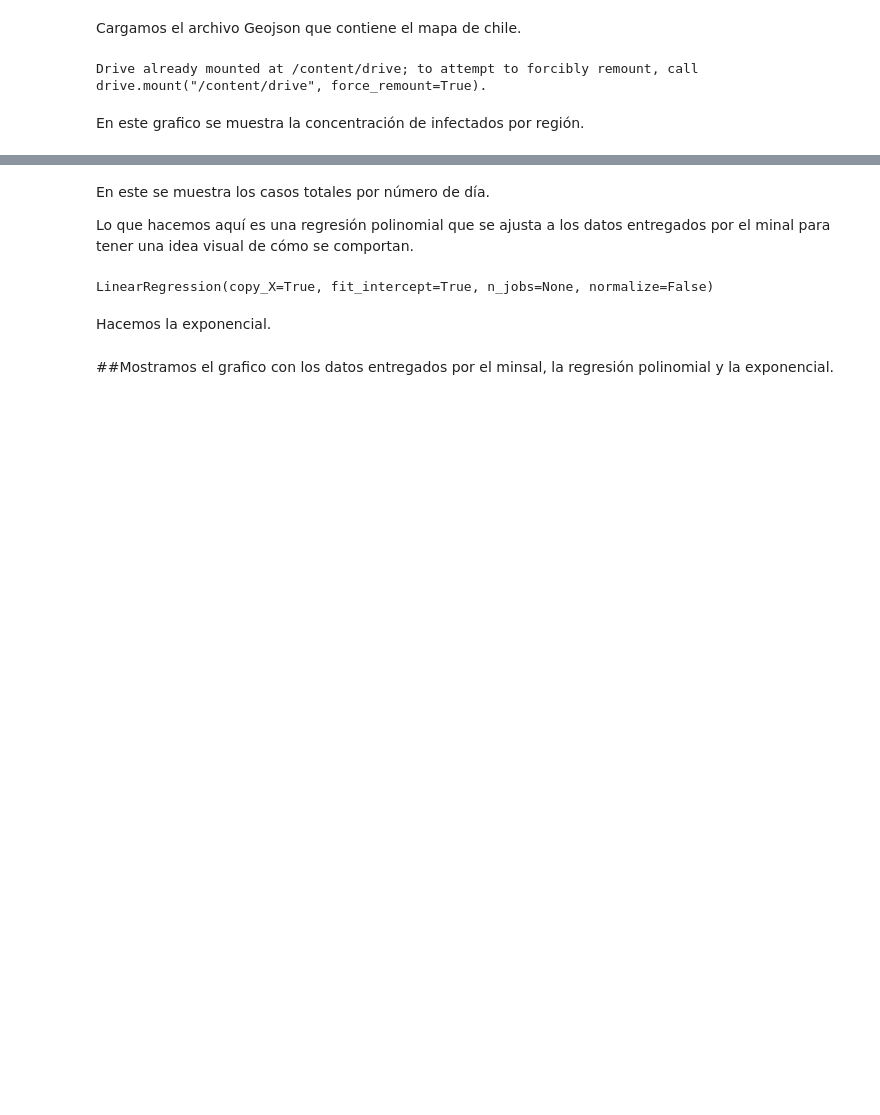
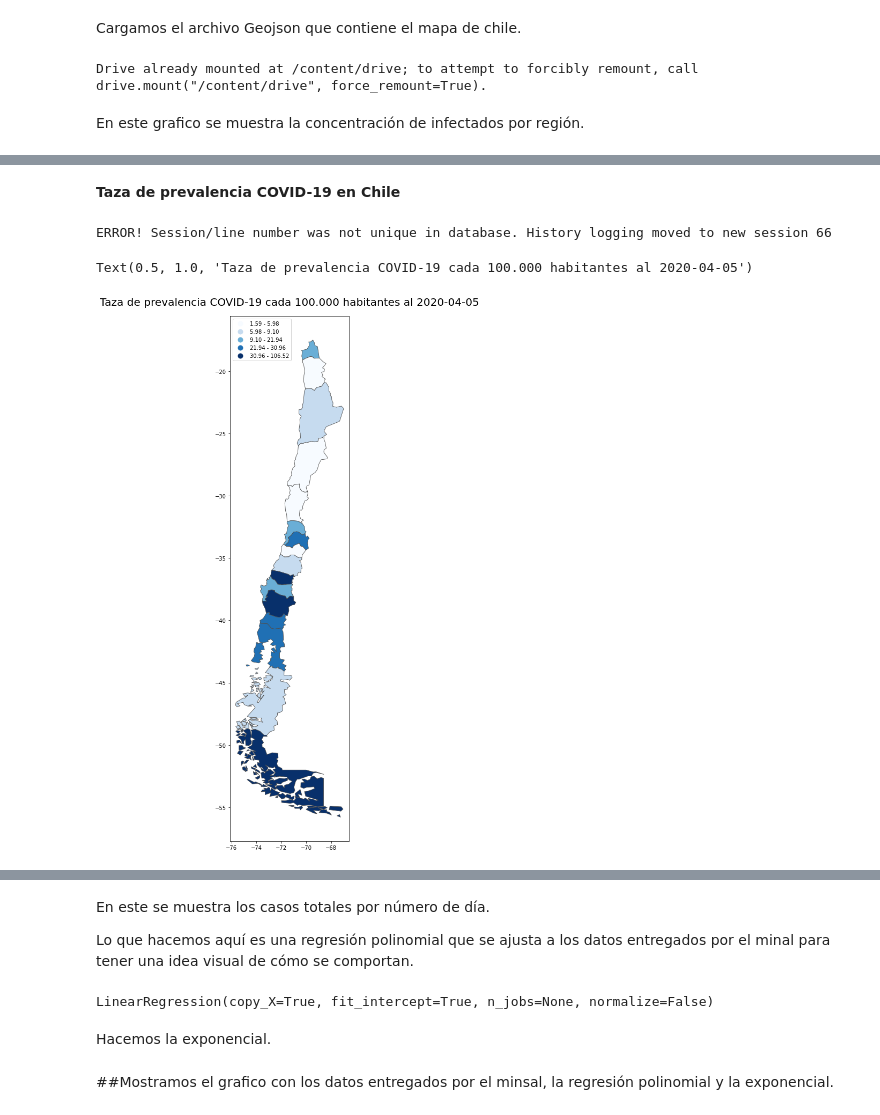
Before and after one commit to White-Mask/COVID-19-Chile-Coronavirus, a Jupyter notebook: Notebook/Analisis_COVID-19_chile.ipynb, the cells around one changed output, grey strips where cells are left out. Saved outputs shown, nothing was run; the diff lists cells and outputs as text; code cells hidden in the pictures; blank space fills up the shorter version.

```diff
--- a/Notebook/Analisis_COVID-19_chile.ipynb
+++ b/Notebook/Analisis_COVID-19_chile.ipynb
@@ -191,0 +200,5 @@ map_data.plot(column='casos', cmap='OrRd', ax=ax, legend=True, zorder=5,scheme='
+# %%
+data_hab = {'regiones': ['Arica y Parinacota','Tarapacá','Antofagasta','Atacama','Coquimbo','Valparaíso','Metropolitana','O\'Higgins','Maule','Ñuble','Biobío','Araucanía','Los Ríos','Los Lagos','Aysén','Magallanes'],
+       'Poblacion':[252110,382773,691854,314709,836096,1960170,8125072,991063,1131939,511551,1663696,1014343,405835,891440,107297,178362]}
+n_region=pd.DataFrame(data_hab)
+n_region
@@ -191,0 +223,11 @@ map_data.plot(column='casos', cmap='OrRd', ax=ax, legend=True, zorder=5,scheme='
+# %% [markdown]
+**Taza de prevalencia COVID-19 en Chile**
+# %%
+Prevalencia = (df['Casos totales']/n_region.Poblacion)*100000
+
+fig = map_data.plot(column= Prevalencia, cmap='Blues', figsize=(18,18), linewidth=0.8, scheme="Quantiles",edgecolor='0.3', legend=True,legend_kwds={'loc': 'upper left'})
+fig.set_title('Taza de prevalencia COVID-19 cada 100.000 habitantes al '+str(date.today()), pad = 20, fontdict={'fontsize':20, 'color': '#000000'})
+# %% [output]
+ERROR! Session/line number was not unique in database. History logging moved to new session 66
+Text(0.5, 1.0, 'Taza de prevalencia COVID-19 cada 100.000 habitantes al 2020-04-05')
+[figure, added]
```
Also changed, not shown: parts of 13 cells of this notebook, 33 other files.
